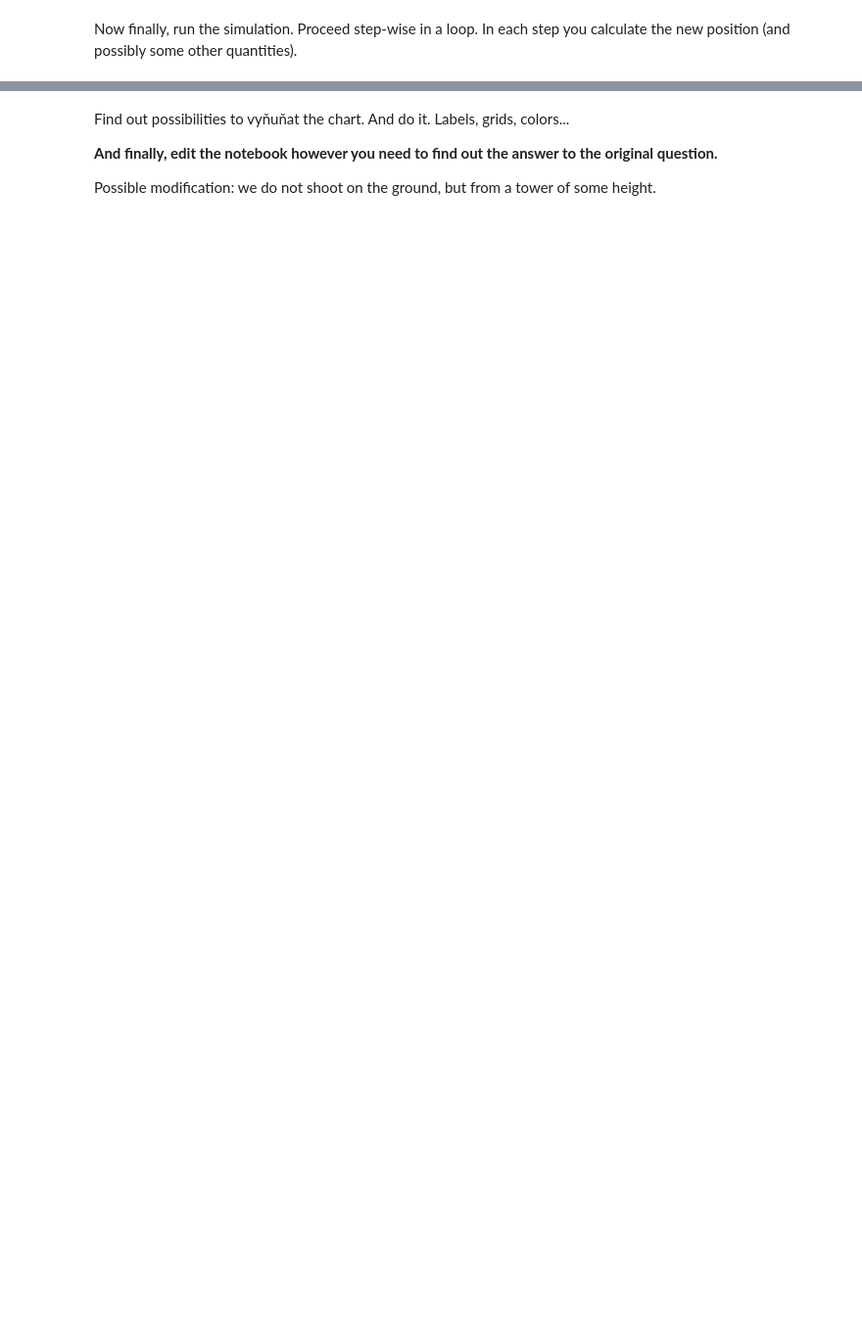
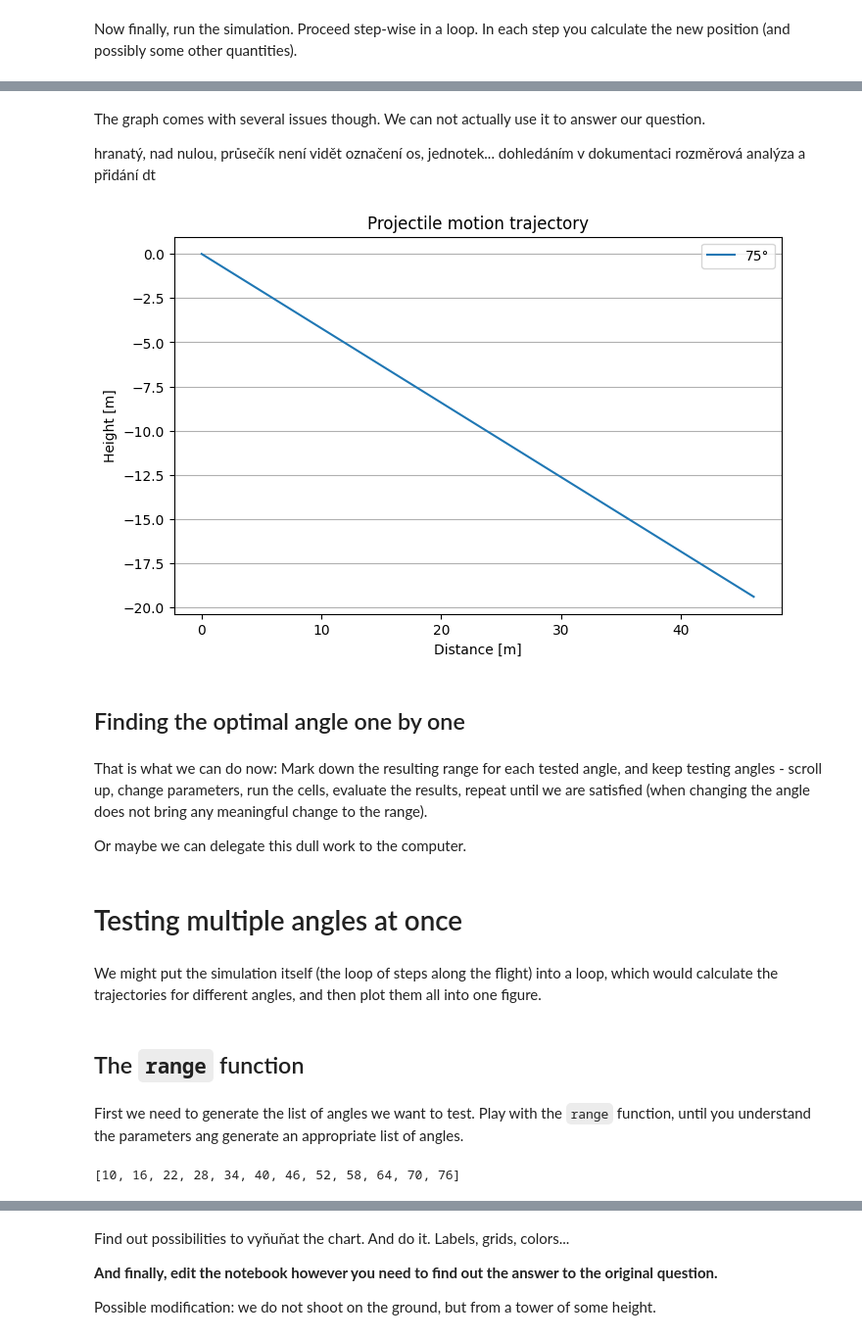
Before and after one commit to dan-lessner/jupyter-snippets, a Jupyter notebook: Projectile-motion/Polotovar-process.ipynb, the cells around one changed output, grey strips where cells are left out. Shown at 98% size. Saved outputs shown, nothing was run; the diff lists cells and outputs as text; code cells hidden in the pictures; blank space fills up the shorter version.

```diff
--- a/Projectile-motion/Polotovar-process.ipynb
+++ b/Projectile-motion/Polotovar-process.ipynb
@@ -50,0 +82,40 @@ def sim(x, y, v0, angle):
+# %% [markdown]
+The graph comes with several issues though. We can not actually use it to answer our question.
+
+hranatý, nad nulou, průsečík není vidět
+označení os, jednotek... dohledáním v dokumentaci
+rozměrová analýza a přidání dt
+# %%
+import matplotlib.pyplot as plt
+
+plt.figure(figsize=(8, 5))  # Create a new plot
+plt.plot(trajectory_x, trajectory_y, label=str(angle)+"°")  # Plot the flight path
+plt.title("Projectile motion trajectory")  # Set title
+plt.xlabel("Distance [m]")  # Set x-axis label
+plt.ylabel("Height [m]")  # Set y-axis label
+plt.grid(axis='y')  # Add grid lines only along the x-axis
+plt.legend()  # Show legend
+
+plt.show()  # Show the plot
+# %% [output]
+[figure, added]
+# %% [markdown]
+## Finding the optimal angle one by one
+# %% [markdown]
+That is what we can do now: Mark down the resulting range for each tested angle, and keep testing angles - scroll up, change parameters, run the cells, evaluate the results, repeat until we are satisfied (when changing the angle does not bring any meaningful change to the range).
+
+Or maybe we can delegate this dull work to the computer.
+# %% [markdown]
+# Testing multiple angles at once
+# %% [markdown]
+We might put the simulation itself (the loop of steps along the flight) into a loop, which would calculate the trajectories for different angles, and then plot them all into one figure.
+# %% [markdown]
+## The `range` function
+# %% [markdown]
+
+First we need to generate the list of angles we want to test. Play with the `range` function, until you understand the parameters ang generate an appropriate list of angles.
+# %%
+angles = list(range(10, 80, 6))
+angles   # so that we see what we generated
+# %% [output]
+[10, 16, 22, 28, 34, 40, 46, 52, 58, 64, 70, 76]
```
Also changed, not shown: parts of 29 cells of this notebook, 4 other files.
